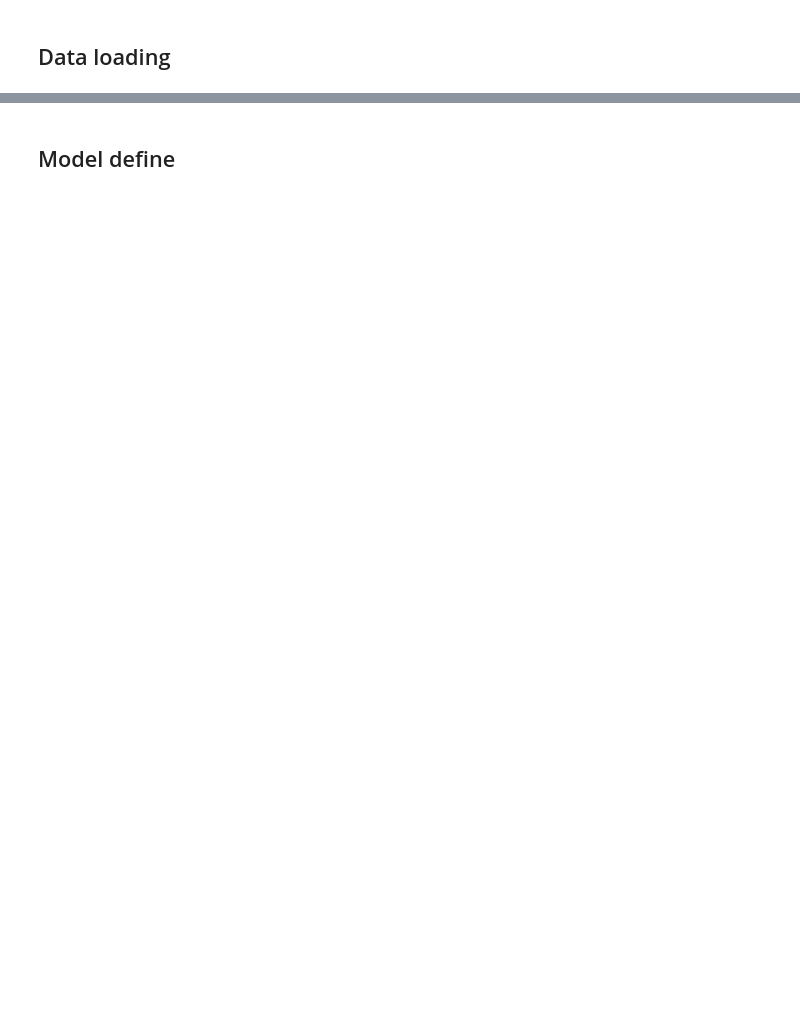
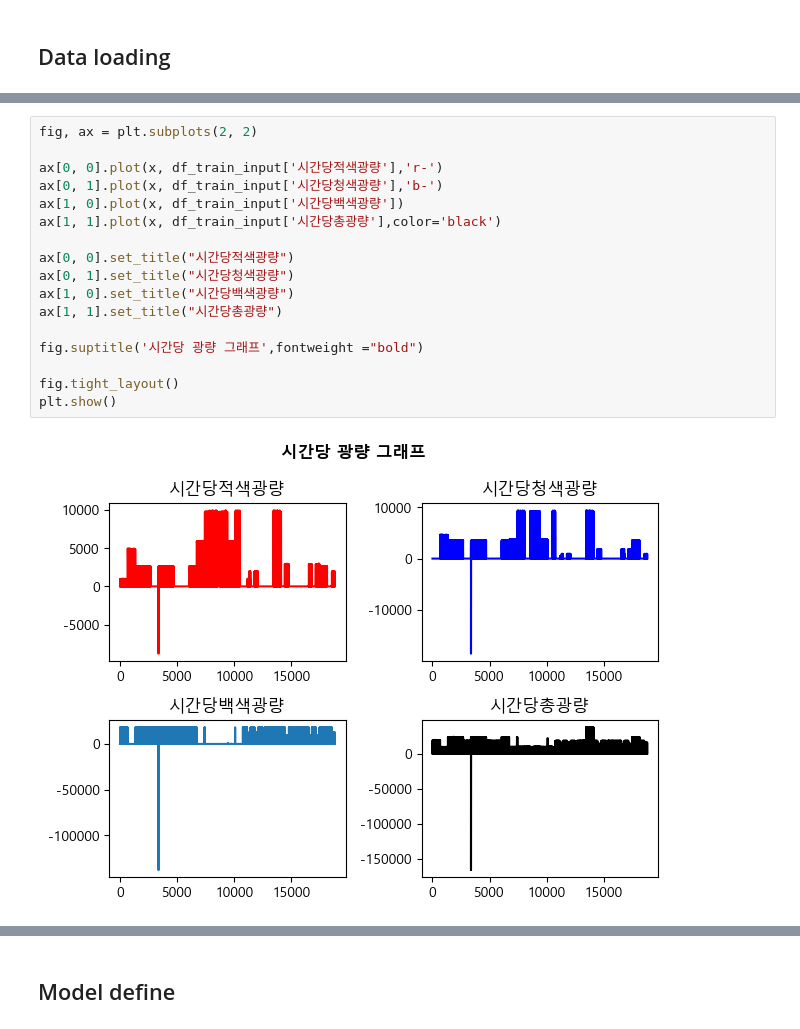
Before and after one commit to Seoutech-ML-teamproject/Lettuce, a Jupyter notebook: ResBiLSTM.ipynb, the cells around one changed output, grey strips where cells are left out. Saved outputs shown, nothing was run; the diff lists cells and outputs as text; blank space fills up the shorter version.

```diff
--- a/ResBiLSTM.ipynb
+++ b/ResBiLSTM.ipynb
@@ -68,0 +138,19 @@ train_target = df_train_target.to_numpy()
+# %%
+fig, ax = plt.subplots(2, 2)
+
+ax[0, 0].plot(x, df_train_input['시간당적색광량'],'r-')
+ax[0, 1].plot(x, df_train_input['시간당청색광량'],'b-')
+ax[1, 0].plot(x, df_train_input['시간당백색광량'])
+ax[1, 1].plot(x, df_train_input['시간당총광량'],color='black')
+
+ax[0, 0].set_title("시간당적색광량")
+ax[0, 1].set_title("시간당청색광량")
+ax[1, 0].set_title("시간당백색광량")
+ax[1, 1].set_title("시간당총광량")
+
+fig.suptitle('시간당 광량 그래프',fontweight ="bold")
+
+fig.tight_layout()
+plt.show()
+# %% [output]
+[figure, added]
```
Also changed, not shown: parts of 20 cells of this notebook.
